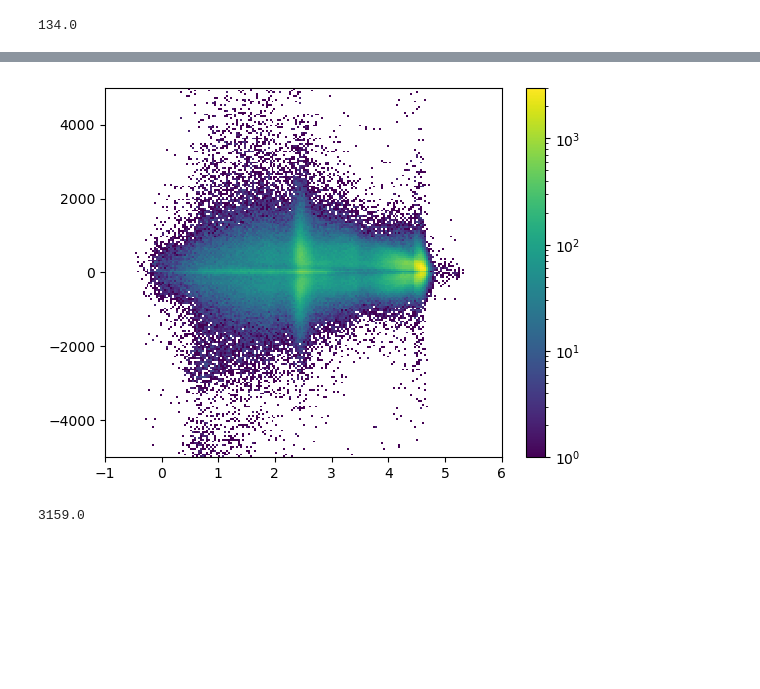
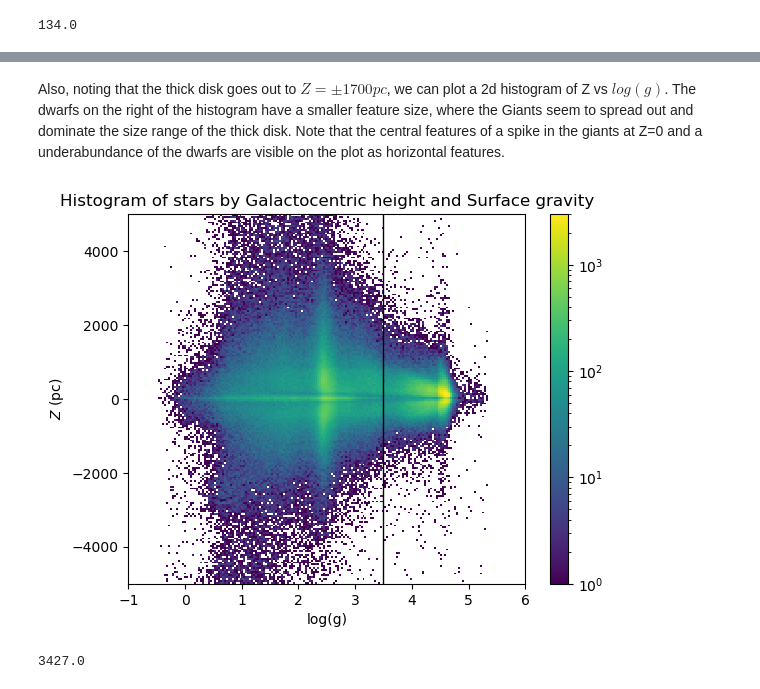
Before and after one commit to mtauraso/astro511, a Jupyter notebook: Homework3.ipynb, the cells around one changed output, grey strips where cells are left out. Saved outputs shown, nothing was run; the diff lists cells and outputs as text; code cells hidden in the pictures; blank space fills up the shorter version.

```diff
--- a/Homework3.ipynb
+++ b/Homework3.ipynb
@@ -117,26 +164,34 @@ np.max(h)
+# %% [markdown]
+Also, noting that the thick disk goes out to $Z=\pm 1700 pc$, we can plot a 2d histogram of Z vs $log(g)$. The dwarfs on the right of the histogram have a smaller feature size, where the Giants seem to spread out and dominate the size range of the thick disk. Note that the central features of a spike in the giants at Z=0 and a underabundance of the dwarfs are visible on the plot as horizontal features.
 # %%
-import astropy.coordinates as coords
-import astropy.units as u
+plotmask = mask
 
-
-plotmask = np.logical_or(mask, thinDiskMask)
-
-ra = np.ma.masked_array(data['RA'], mask = plotmask)
-dec = np.ma.masked_array(data['DEC'], mask = plotmask)
-distance = np.ma.masked_array(data['GAIAEDR3_R_MED_GEO'], mask = plotmask)
+# ra = np.ma.masked_array(data['RA'], mask = plotmask)
+# dec = np.ma.masked_array(data['DEC'], mask = plotmask)
+# distance = np.ma.masked_array(data['GAIAEDR3_R_MED_GEO'], mask = plotmask)
 logg = np.ma.masked_array(data['LOGG'], mask = plotmask)
 
 
-sky_coords = coords.SkyCoord(ra = ra.compressed() * u.deg, dec = dec.compressed() * u.deg, distance=distance.compressed() * u.pc)
-xyz_coords = sky_coords.transform_to(coords.Galactocentric)
+# sky_coords = coords.SkyCoord(ra = ra.compressed() * u.deg, dec = dec.compressed() * u.deg, distance=distance.compressed() * u.pc)
+# xyz_coords = sky_coords.transform_to(coords.Galactocentric)
 
-h, _ , _ , _ = plt.hist2d(logg.compressed(), xyz_coords.z.value, bins = (200,200), range = ((-1,6),(-5000, 5000)), norm=colors.LogNorm(1,3000))
+masked_z_coords = np.ma.masked_array(xyz_coords.z.value, mask=plotmask)
+
+fig, ax = plt.subplots()
+h, _ , _ , _ = plt.hist2d(logg.compressed(), masked_z_coords.compressed(), bins = (200,200), range = ((-1,6),(-5000, 5000)), norm=colors.LogNorm(1,3000))
+
+ax.add_patch(patches.PathPatch(Path([(3.5, -5000), (3.5, 5000)]), fill=False))
+
+plt.title("Histogram of stars by Galactocentric height and Surface gravity")
+plt.xlabel("log(g)")
+plt.ylabel("$Z$ (pc)")
+
 plt.colorbar()
 plt.show()
 h.max()
 
 #xyz_thick = np.ma.masked_array(xyz_coords, mask=np.logical_or(mask, thickDiskMask))
 #xyz_thin = np.ma.masked_array(xyz_coords, mask=np.logical_or(mask, thinDiskMask))
 # %% [output]
-[figure, old version]
+[figure, new version]
-3159.0
+3427.0
```
Also changed, not shown: parts of 10 cells of this notebook, 1 other file.
